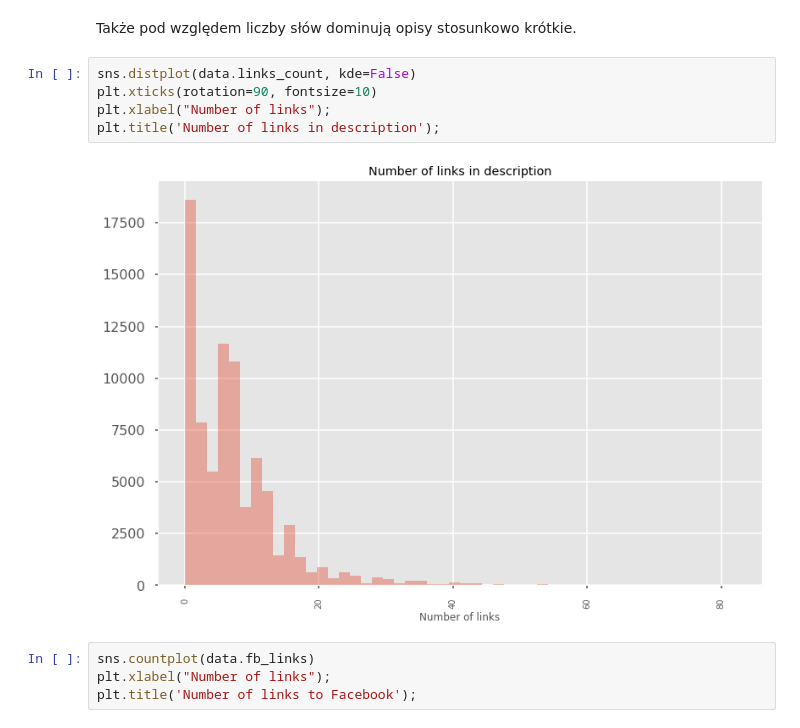
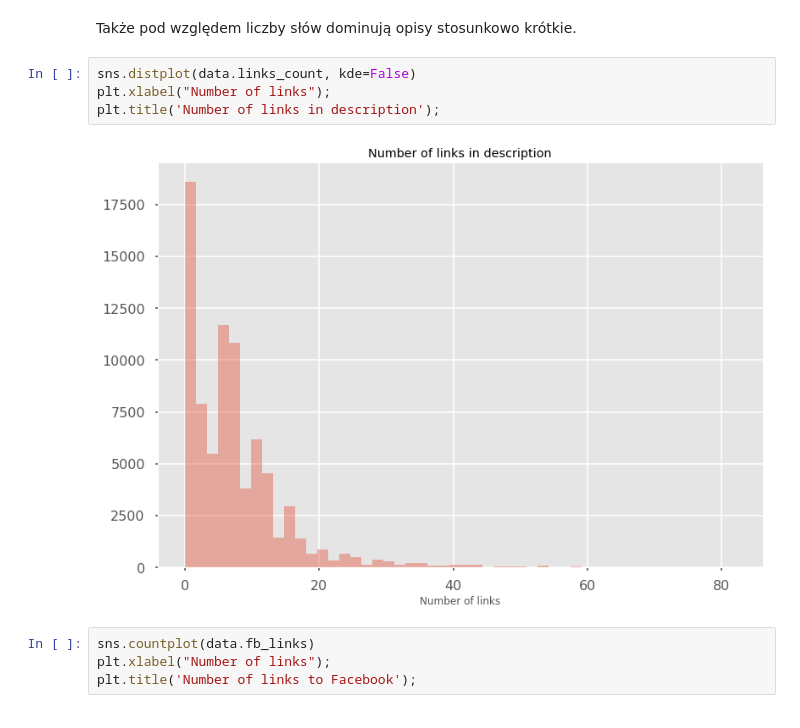
Before and after one commit to marrry/PED_YT, a Jupyter notebook: wstepne_wykresy.ipynb, the cells around one changed output. Saved outputs shown, nothing was run; the diff lists cells and outputs as text.

```diff
--- a/wstepne_wykresy.ipynb
+++ b/wstepne_wykresy.ipynb
@@ -783,11 +756,10 @@ plt.title('Number of words in description');
 Także pod względem liczby słów dominują opisy stosunkowo krótkie.
 # %%
 sns.distplot(data.links_count, kde=False)
-plt.xticks(rotation=90, fontsize=10)
 plt.xlabel("Number of links");
 plt.title('Number of links in description');
 # %% [output]
-[figure, old version]
+[figure, new version]
 # %%
 sns.countplot(data.fb_links)
 plt.xlabel("Number of links");
```
Also changed, not shown: parts of 13 cells of this notebook.
